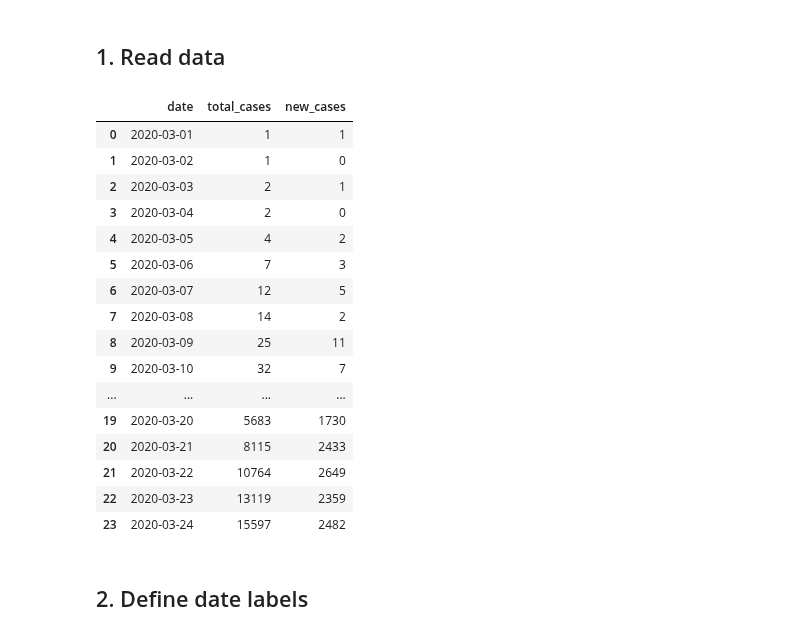
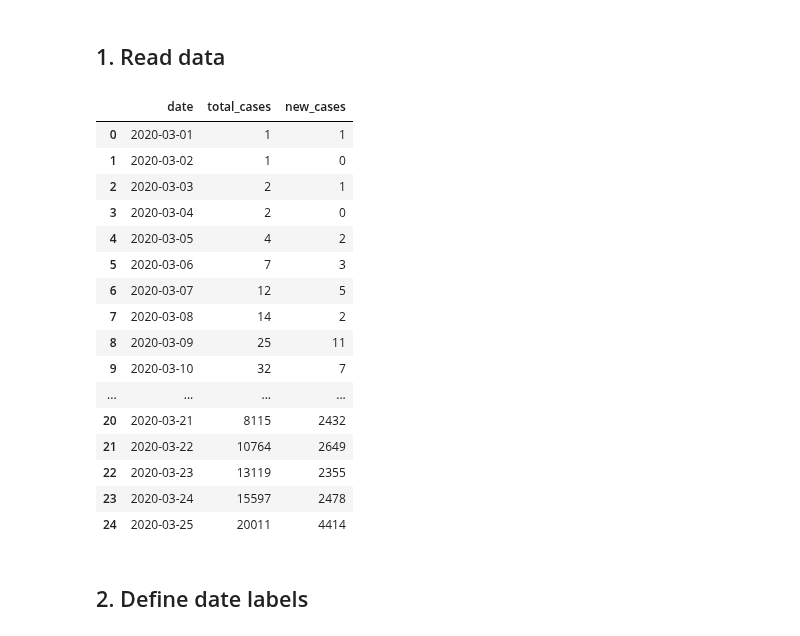
Before and after one commit to carlos-afonso/COVID-19, a Jupyter notebook: notebooks/nyc-covid-19-cases-over-time.ipynb, the cells around one changed output. Saved outputs shown, nothing was run; the diff lists cells and outputs as text; code cells hidden in the pictures.

```diff
--- a/notebooks/nyc-covid-19-cases-over-time.ipynb
+++ b/notebooks/nyc-covid-19-cases-over-time.ipynb
@@ -13,29 +13,29 @@ import pandas as pd
 # %%
 update_str = 'as reported by NYC Health on March 24, 2020, 5 pm'
 source_str = 'Data: nyc.gov/coronavirus - Plot: carlos-afonso.github.io/COVID-19'
 
-data_file = '../data/nyc-health-daily-data-summary/nyc-covid-19-cases-over-time.csv'
+data_file = '../data/nyc-health-daily-updates/cases/nyc-covid-19-cases-over-time.csv'
 
 df = pd.read_csv(data_file)
 df
 # %% [output]
 |  | date | total_cases | new_cases |
 | 0 | 2020-03-01 | 1 | 1 |
 | 1 | 2020-03-02 | 1 | 0 |
 | 2 | 2020-03-03 | 2 | 1 |
 | 3 | 2020-03-04 | 2 | 0 |
 | 4 | 2020-03-05 | 4 | 2 |
 | 5 | 2020-03-06 | 7 | 3 |
 | 6 | 2020-03-07 | 12 | 5 |
 | 7 | 2020-03-08 | 14 | 2 |
 | 8 | 2020-03-09 | 25 | 11 |
 | 9 | 2020-03-10 | 32 | 7 |
 | ... | ... | ... | ... |
-| 19 | 2020-03-20 | 5683 | 1730 |
-| 20 | 2020-03-21 | 8115 | 2433 |
+| 20 | 2020-03-21 | 8115 | 2432 |
 | 21 | 2020-03-22 | 10764 | 2649 |
-| 22 | 2020-03-23 | 13119 | 2359 |
-| 23 | 2020-03-24 | 15597 | 2482 |
+| 22 | 2020-03-23 | 13119 | 2355 |
+| 23 | 2020-03-24 | 15597 | 2478 |
+| 24 | 2020-03-25 | 20011 | 4414 |
 # %% [markdown]
 ## 2. Define date labels
 # %%
```
Also changed, not shown: parts of 4 cells of this notebook, 23 other files.
